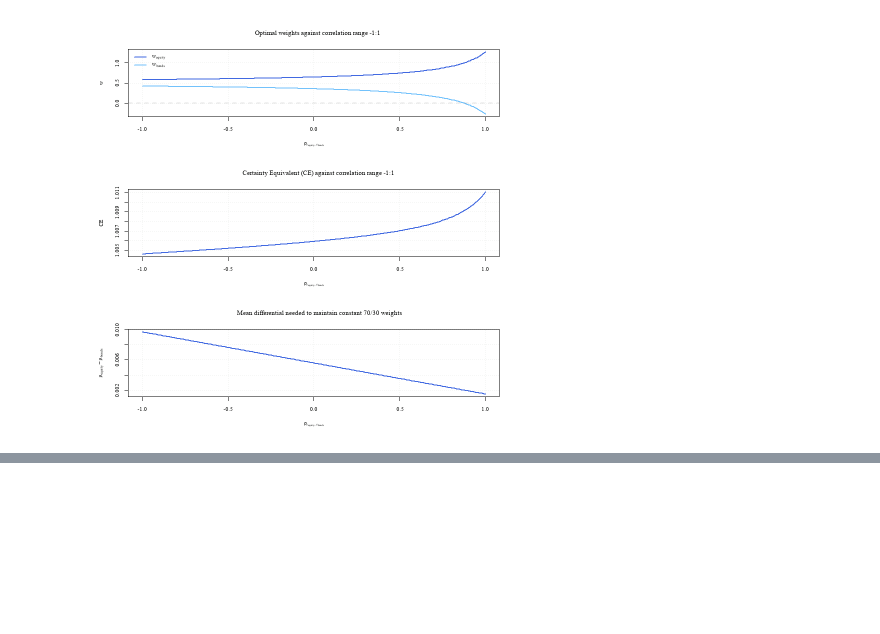
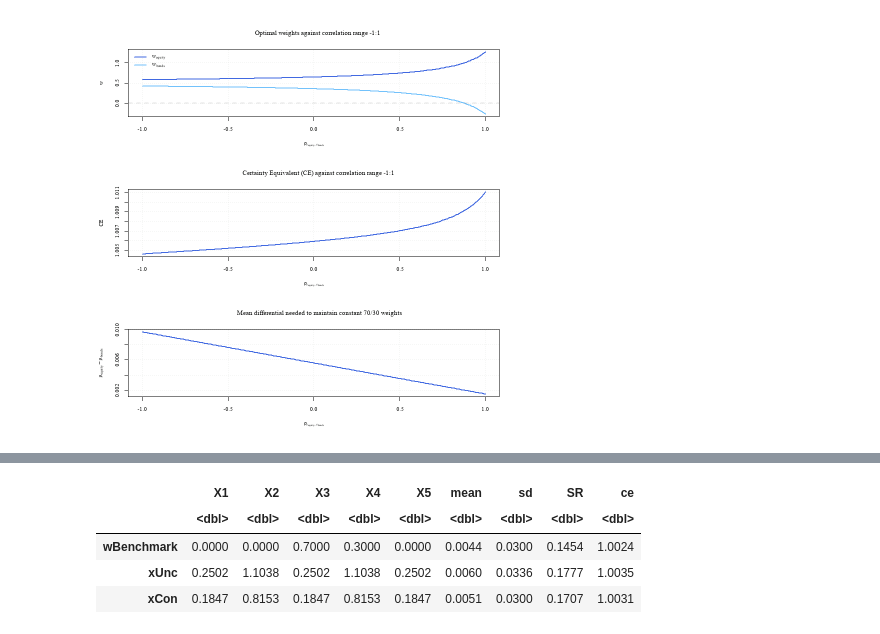
Before and after one commit to S2310053/GRA6560, a Jupyter notebook: main_code.ipynb, the cells around one changed output, grey strips where cells are left out. Saved outputs shown, nothing was run; the diff lists cells and outputs as text; code cells hidden in the pictures; blank space fills up the shorter version.

```diff
--- a/main_code.ipynb
+++ b/main_code.ipynb
@@ -721,0 +684,76 @@ A data.frame: 2 × 1
+# %%
+##
+#  3.0 Add NTW into account (i) no leverage or ptf constraints
+#  and (ii) restricted of leverage or short-selling
+##
+
+# Get the right time series for the lenght of oil as NTW returns
+variables         <- c("date","us_t1m", "us_infl", "oil", "wrld_eq", "wlrd_gbnd")
+dataNtw           <- na.omit(data[, variables])
+colnames(dataNtw) <- c("date", "rf", "inflation", "oil", "equity", "bonds")
+dataNtw$rf        <- (1 + dataNtw$rf)     / (1 + dataNtw$inflation) - 1
+dataNtw$equity    <- (1 + dataNtw$equity) / (1 + dataNtw$inflation) - 1
+dataNtw$equity    <- dataNtw$equity - dataNtw$rf
+dataNtw$bonds     <- (1 + dataNtw$bonds) / (1 + dataNtw$inflation) - 1
+dataNtw$bonds     <- dataNtw$bonds - dataNtw$rf
+
+# Compute the unconstraint ptf with NTW
+assets            <- c("equity", "bonds")
+dataX             <- dataNtw[, assets]
+gamma             <- gamma
+rNtw              <- dataNtw$oil
+mu                <- colMeans(dataX)
+sigma             <- cov(dataX)
+sigmaN            <- cov(rNtw, dataX)
+sigmaN            <- matrix(as.numeric(sigmaN), ncol = 1)
+betaN             <- inv(sigma) %*% as.numeric(sigmaN)
+y                 <- 0.25/1
+xMyopicUnc        <- (1/(1 - y)) * uncMeanVar_ra(mu, sigma, gamma)
+xHedgeUnc         <- (y / (1 - y)) * betaN
+xUnc              <- as.numeric(xMyopicUnc - xHedgeUnc)
+xUnc              <- c(equity = xUnc[1], bonds = xUnc[2])
+muUnc             <- y*mean(rNtw) + (1-y)*(mean(dataNtw$rf) + t(xUnc)%*%mu)
+varUnc            <- y^2 * sd(rNtw)^2 + (1-y)^2 * t(xUnc)%*%sigma%*%xUnc + 2*y*(1-y)*t(xUnc)%*%sigmaN
+sdUnc             <- sqrt(varUnc)
+sharpeRatioUnc    <- muUnc / sdUnc
+ceUnc             <- 1 + muUnc - 0.5*gamma*sdUnc^2
+
+paste("Optimal weights under unconstrained ptf based on myopic and NTW")
+paste("mu =", round(muUnc, 4), "sd =", round(sdUnc, 4), "SR =", round(sharpeRatioUnc, 4), "CE =", round(ceUnc, 4))
+data.frame(round(xUnc, 4), row.names = c("equity", "bonds"))
+paste("-----------------------------------------------------------------------------------------------")
+
+# Compute the constrained ptf with NTW
+dataX             <- dataX
+gamma             <- gamma
+rNtw              <- rNtw
+mu                <- mu
+sigma             <- sigma
+sigmaN            <- sigmaN
+betaN             <- betaN
+y                 <- 0.25/1
+xMyopicCon        <- (1/(1 - y)) * conMeanVar(mu, sigma, target="ra", t_val=gamma, lower=0, upper=1)
+xHedgeCon         <- (y / (1 - y)) * betaN
+xCon              <- as.numeric(xMyopicCon - xHedgeCon)
+xCon              <- c(equity = xCon[1], bonds = xCon[2])
+xCon              <- pmax(xCon, 0)
+xCon              <- xCon / sum(xCon)
+muCon             <- y*mean(rNtw) + (1-y)*(mean(dataNtw$rf) + t(xCon)%*%mu)
+varCon            <- y^2 * sd(rNtw)^2 + (1-y)^2 * t(xCon)%*%sigma%*%xCon + 2*y*(1-y)*t(xCon)%*%sigmaN
+sdCon             <- sqrt(varCon)
+sharpeRatioCon    <- muCon / sdCon
+ceCon             <- 1 + muCon - 0.5*gamma*sdCon^2
+
+paste("Optimal weights under constrained ptf based on myopic and NTW")
+paste("mu =", round(muCon, 4), "sd =", round(sdCon, 4), "SR =", round(sharpeRatioCon, 4), "CE =", round(ceCon, 4))
+data.frame(round(xCon, 4), row.names = c("equity", "bonds"))
+paste("-----------------------------------------------------------------------------------------------")
+
+# Compare strategies
+t <- data.frame(rbind(wBenchmark, xUnc, xCon), mean = c(muBenchmark, muUnc, muCon),
+               sd = c(sdBenchmark, sdUnc, sdCon), SR = c(sharpeRatioBenchmark, sharpeRatioUnc, sharpeRatioCon),
+               ce = c(ceBenchmark, ceUnc, ceCon)
+               )
+paste("Comparison between strategies")
+round(t, 4)
+# %% [output]
@@ -721,0 +780,5 @@ A data.frame: 2 × 1
+|  | X1 | X2 | X3 | X4 | X5 | mean | sd | SR | ce |
+|  | <dbl> | <dbl> | <dbl> | <dbl> | <dbl> | <dbl> | <dbl> | <dbl> | <dbl> |
+| wBenchmark | 0.0000 | 0.0000 | 0.7000 | 0.3000 | 0.0000 | 0.0044 | 0.0300 | 0.1454 | 1.0024 |
+| xUnc | 0.2502 | 1.1038 | 0.2502 | 1.1038 | 0.2502 | 0.0060 | 0.0336 | 0.1777 | 1.0035 |
+| xCon | 0.1847 | 0.8153 | 0.1847 | 0.8153 | 0.1847 | 0.0051 | 0.0300 | 0.1707 | 1.0031 |
```
Also changed, not shown: parts of 7 cells of this notebook.
